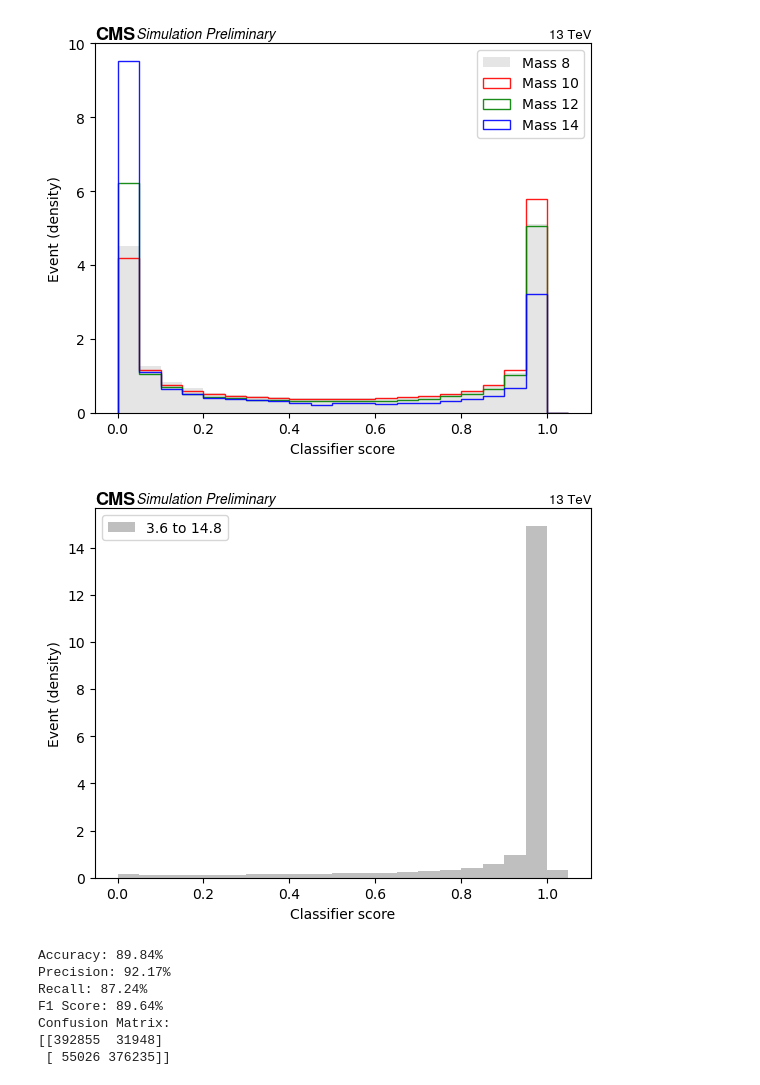
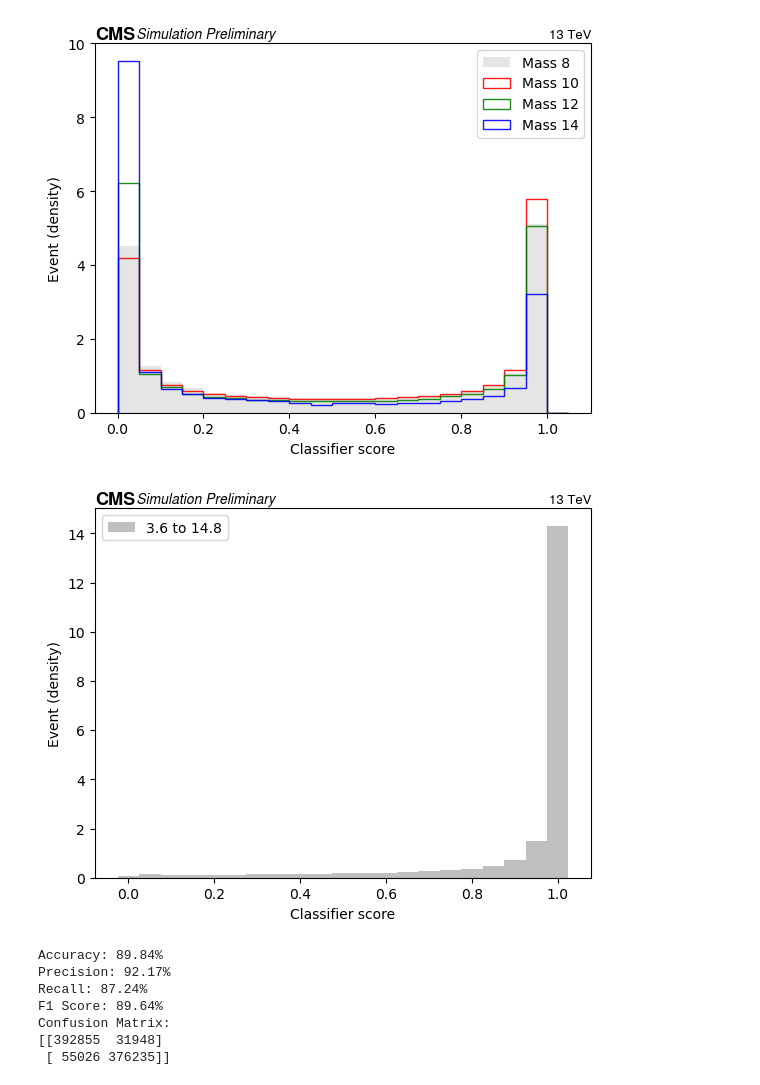
Before and after one commit to bhbam/H_AA_CLuster_jupyter_notebooks, a Jupyter notebook: PL_signal_score_test_for_classification_from_h5py_files.ipynb, the cells around one changed output. Saved outputs shown, nothing was run; the diff lists cells and outputs as text; code cells hidden in the pictures.

```diff
--- a/PL_signal_score_test_for_classification_from_h5py_files.ipynb
+++ b/PL_signal_score_test_for_classification_from_h5py_files.ipynb
@@ -84,19 +84,19 @@ plt.show()
 # %%
 filesa = glob.glob("/global/homes/b/bbbam/boosted_tau_classifier_13ch/Inference_Mass_AToTauTau_m3p6To14p8/INFERENCE_DATA/*")
 with h5py.File(filesa[0], 'r') as filea:
         y_preda = np.squeeze(filea['y_pred'][()])
 
 
 fig, ax = plt.subplots()
-plt.hist(y_preda, bins = np.arange(0,1.1,0.05)-, density=True, color='grey',label='3.6 to 14.8',alpha=0.5)
+plt.hist(y_preda, bins = np.arange(0,1.1,0.05)-0.025, density=True, color='grey',label='3.6 to 14.8',alpha=0.5)
 
 plt.xlabel('Classifier score')
 plt.ylabel('Event (density)')
 plt.legend(loc='best')
 hep.cms.label(llabel="Simulation Preliminary", rlabel="13 TeV", loc=0, ax=ax)
 plt.show()
 # %% [output]
-[figure, old version]
+[figure, new version]
 # %%
 
 # Example true and predicted values
```
Also changed, not shown: 2 other files.
